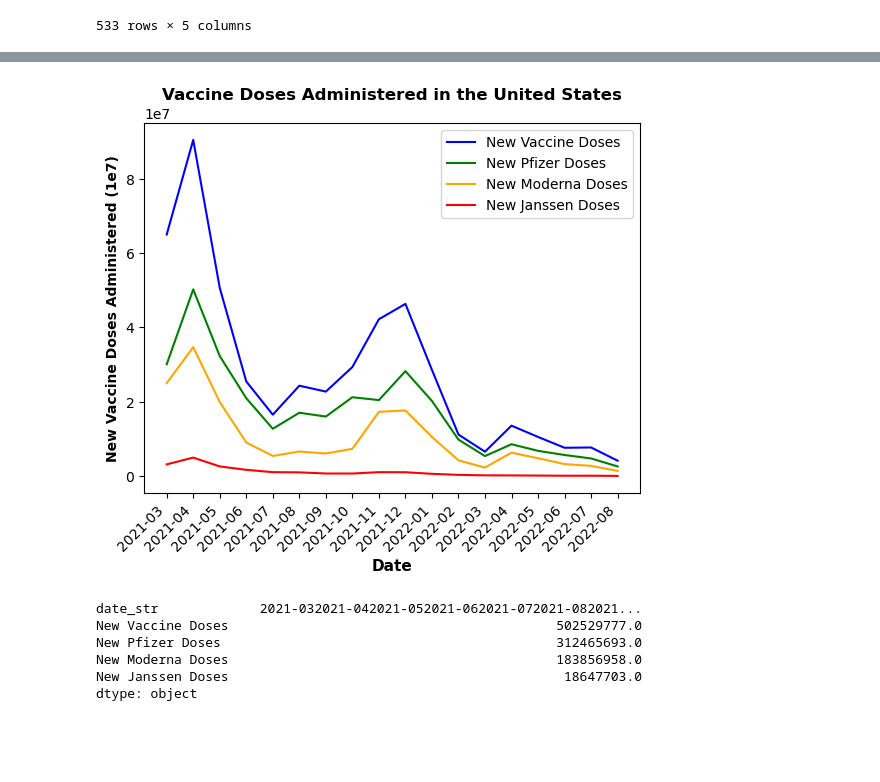
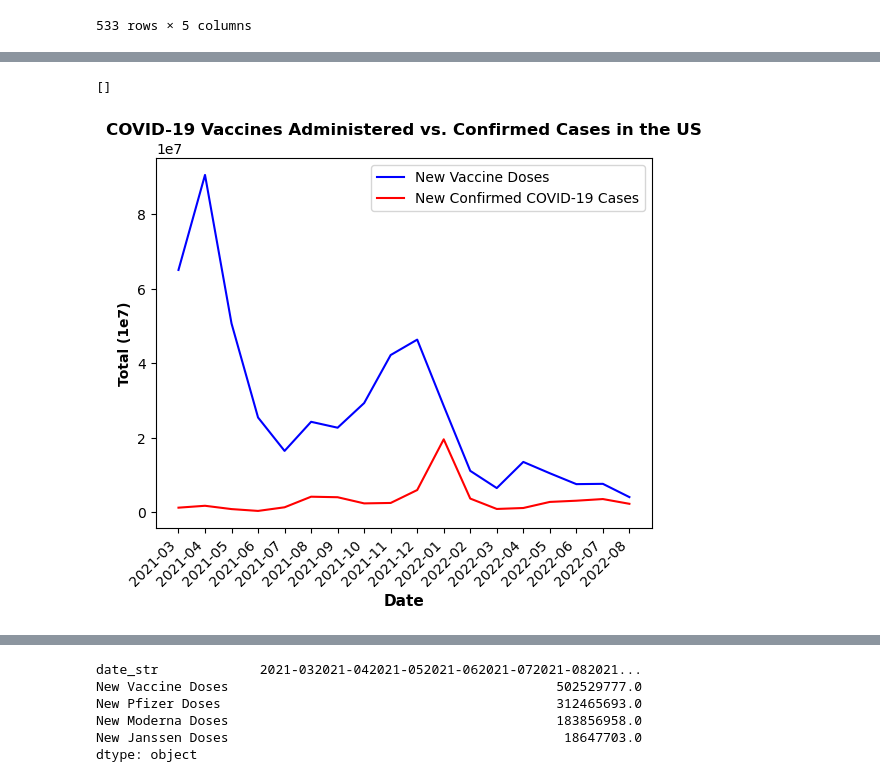
Before and after one commit to tinalina1003/Project1-Group4, a Jupyter notebook: Camille/Time Series Analysis for Time vs Vaccination Rates.ipynb, the cells around one changed output, grey strips where cells are left out. Cells and saved outputs as stored; diff of their text form; code cells hidden in the pictures; blank space fills up the shorter version.

Commit message:
move order of graphs

```diff
--- a/Camille/Time Series Analysis for Time vs Vaccination Rates.ipynb
+++ b/Camille/Time Series Analysis for Time vs Vaccination Rates.ipynb
@@ -139,3 +165,30 @@ vaccination_timeseries
+# %%
+# PLOTTING THE TIME SERIES
+vaccine_infection_line = plt.plot(vaccine_infection_df['date_str'], vaccine_infection_df['new_vaccine_doses_administered'], color="blue")
+vaccine_infection_line = plt.plot(vaccine_infection_df['date_str'], vaccine_infection_df['new_confirmed'], color="red")
+
+#title
+plt.title('COVID-19 Vaccines Administered vs. Confirmed Cases in the US')
+plt.title('COVID-19 Vaccines Administered vs. Confirmed Cases in the US', fontweight='bold')
+
+# x axis label
+plt.xlabel('Date')
+plt.xlabel('Date', fontweight='bold')
+plt.xlabel('Date', fontsize=11)
+plt.xticks(vaccine_infection_df['date_str'], rotation=45, ha='right')
+
+# y axis label
+plt.ylabel('Total New vaccines / Confirmed Cases (1e7)')
+plt.ylabel('Total (1e7)', fontweight='bold')
+
+
+# legend
+plt.legend(["New Vaccine Doses", "New Confirmed COVID-19 Cases"])
+
+plt.plot()
+# %% [output]
+[]
+[figure, added]
 # %%
 # drop other date columns
 vaccination_timeseries = vaccination_timeseries[['date_str',
@@ -162,33 +215,5 @@ vaccination_timeseries
 | 15 | 2022-06 | 7572789.0 | 5625722.0 | 3180931.0 | 38647.0 |
 | 16 | 2022-07 | 7651369.0 | 4694089.0 | 2698815.0 | 44651.0 |
 | 17 | 2022-08 | 4093423.0 | 2546509.0 | 1338486.0 | -11790.0 |
-# %%
-# PLOTTING THE TIME SERIES
-vaccination_line = plt.plot(vaccination_timeseries['date_str'], vaccination_timeseries['new_vaccine_doses_administered'], color="blue")
-vaccination_line = plt.plot(vaccination_timeseries['date_str'], vaccination_timeseries['new_vaccine_doses_administered_pfizer'], color="green")
-vaccination_line = plt.plot(vaccination_timeseries['date_str'], vaccination_timeseries['new_vaccine_doses_administered_moderna'], color="orange")
-vaccination_line = plt.plot(vaccination_timeseries['date_str'], vaccination_timeseries['new_vaccine_doses_administered_janssen'], color="red")
-
-#title
-plt.title('Vaccine Doses Administered in the US')
-plt.title('Vaccine Doses Administered in the US', fontweight='bold')
-
-# x axis label
-plt.xlabel('Date')
-plt.xlabel('Date', fontweight='bold')
-plt.xlabel('Date', fontsize=11)
-plt.xticks(vaccination_timeseries['date_str'], rotation=45, ha='right')
-
-# y axis label
-plt.ylabel('New Vaccine Doses Administered (1e7)')
-plt.ylabel('New Vaccine Doses Administered (1e7)', fontweight='bold')
-
-
-# legend
-plt.legend(["New Vaccine Doses", "New Pfizer Doses", "New Moderna Doses", "New Janssen Doses"])
-
-plt.show()
-# %% [output]
-[figure, removed]
 # %%
 # rename columns
```
Also changed, not shown: parts of 8 cells of this notebook.
